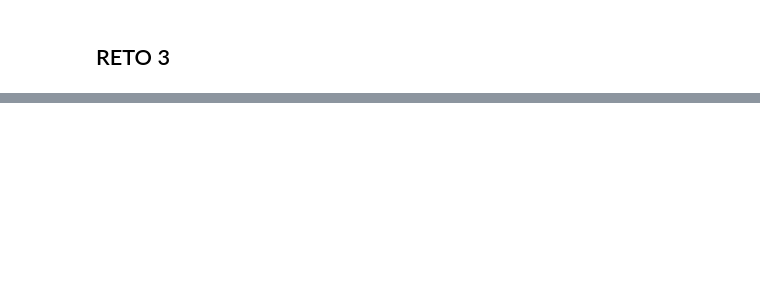
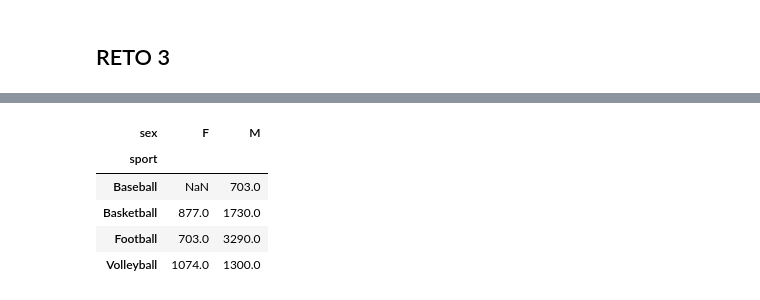
Before and after one commit to LIZZETHGOMEZ/BEDU-Santander, a Jupyter notebook: Analisis de Datos con Python/Sesion_6.ipynb, the cells around one changed output, grey strips where cells are left out. Drawn from its saved outputs; the diff is of its cells as text; code cells hidden in the pictures; blank space fills up the shorter version.

```diff
--- a/Analisis de Datos con Python/Sesion_6.ipynb
+++ b/Analisis de Datos con Python/Sesion_6.ipynb
@@ -205,0 +278,10 @@ mapa
+# %%
+value_counts = value_counts.unstack(1)
+value_counts
+# %% [output]
+| sex | F | M |
+| sport |  |  |
+| Baseball | NaN | 703.0 |
+| Basketball | 877.0 | 1730.0 |
+| Football | 703.0 | 3290.0 |
+| Volleyball | 1074.0 | 1300.0 |
```
Also changed, not shown: parts of 20 cells of this notebook.
